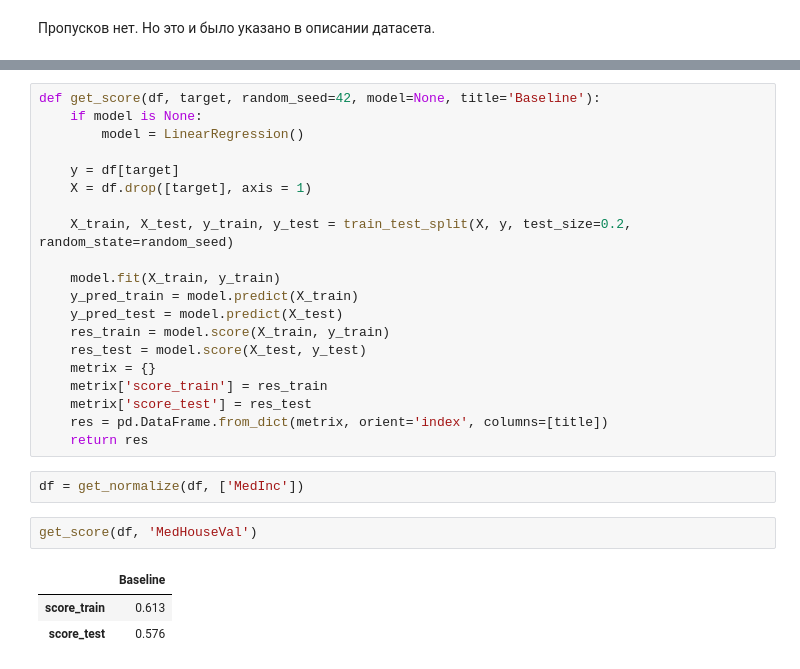
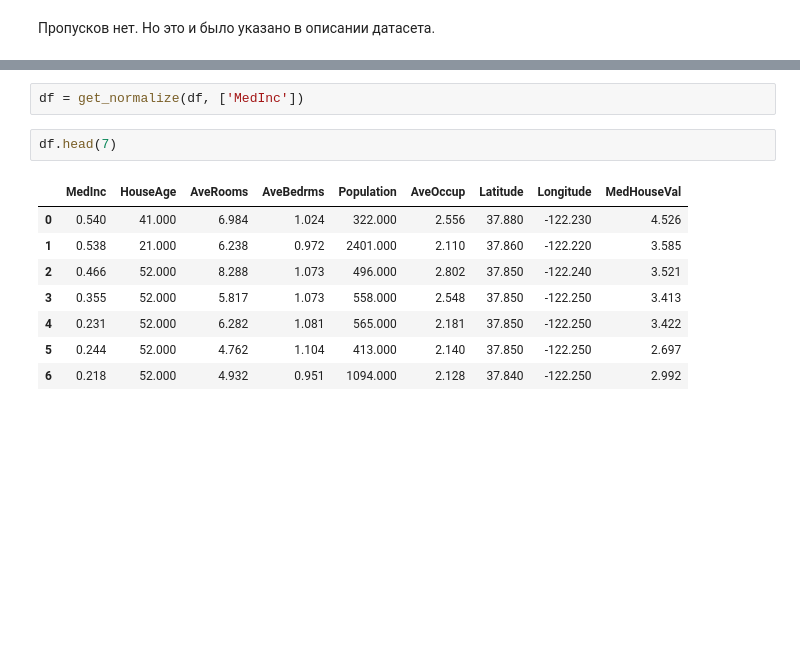
Before and after one commit to choodnovsky/Netilogiya_degp13, a Jupyter notebook: dz_8.08.ipynb, the cells around one changed output, grey strips where cells are left out. Saved outputs shown, nothing was run; the diff lists cells and outputs as text; blank space fills up the shorter version.

```diff
--- a/dz_8.08.ipynb
+++ b/dz_8.08.ipynb
@@ -113,28 +106,13 @@ def get_normalize(df, cols):
-# %%
-def get_score(df, target, random_seed=42, model=None, title='Baseline'):
-    if model is None:
-        model = LinearRegression()
-
-    y = df[target]
-    X = df.drop([target], axis = 1)
-
-    X_train, X_test, y_train, y_test = train_test_split(X, y, test_size=0.2, random_state=random_seed)
-
-    model.fit(X_train, y_train)
-    y_pred_train = model.predict(X_train)
-    y_pred_test = model.predict(X_test)
-    res_train = model.score(X_train, y_train)
-    res_test = model.score(X_test, y_test)
-    metrix = {}
-    metrix['score_train'] = res_train
-    metrix['score_test'] = res_test
-    res = pd.DataFrame.from_dict(metrix, orient='index', columns=[title])
-    return res
 # %%
 df = get_normalize(df, ['MedInc'])
-# %%
-get_score(df, 'MedHouseVal')
-# %% [output]
-|  | Baseline |
-| score_train | 0.613 |
-| score_test | 0.576 |
+# %%
+df.head(7)
+# %% [output]
+|  | MedInc | HouseAge | AveRooms | AveBedrms | Population | AveOccup | Latitude | Longitude | MedHouseVal |
+| 0 | 0.540 | 41.000 | 6.984 | 1.024 | 322.000 | 2.556 | 37.880 | -122.230 | 4.526 |
+| 1 | 0.538 | 21.000 | 6.238 | 0.972 | 2401.000 | 2.110 | 37.860 | -122.220 | 3.585 |
+| 2 | 0.466 | 52.000 | 8.288 | 1.073 | 496.000 | 2.802 | 37.850 | -122.240 | 3.521 |
+| 3 | 0.355 | 52.000 | 5.817 | 1.073 | 558.000 | 2.548 | 37.850 | -122.250 | 3.413 |
+| 4 | 0.231 | 52.000 | 6.282 | 1.081 | 565.000 | 2.181 | 37.850 | -122.250 | 3.422 |
+| 5 | 0.244 | 52.000 | 4.762 | 1.104 | 413.000 | 2.140 | 37.850 | -122.250 | 2.697 |
+| 6 | 0.218 | 52.000 | 4.932 | 0.951 | 1094.000 | 2.128 | 37.840 | -122.250 | 2.992 |
```
Also changed, not shown: parts of 20 cells of this notebook, 1 other file.
